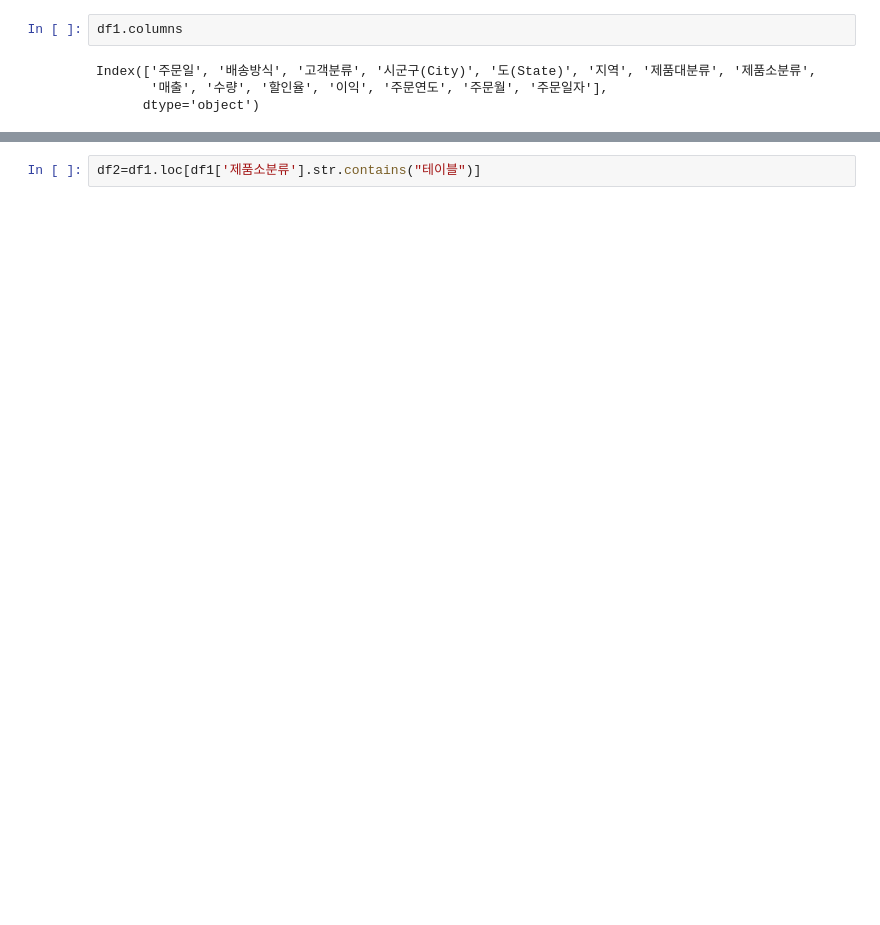
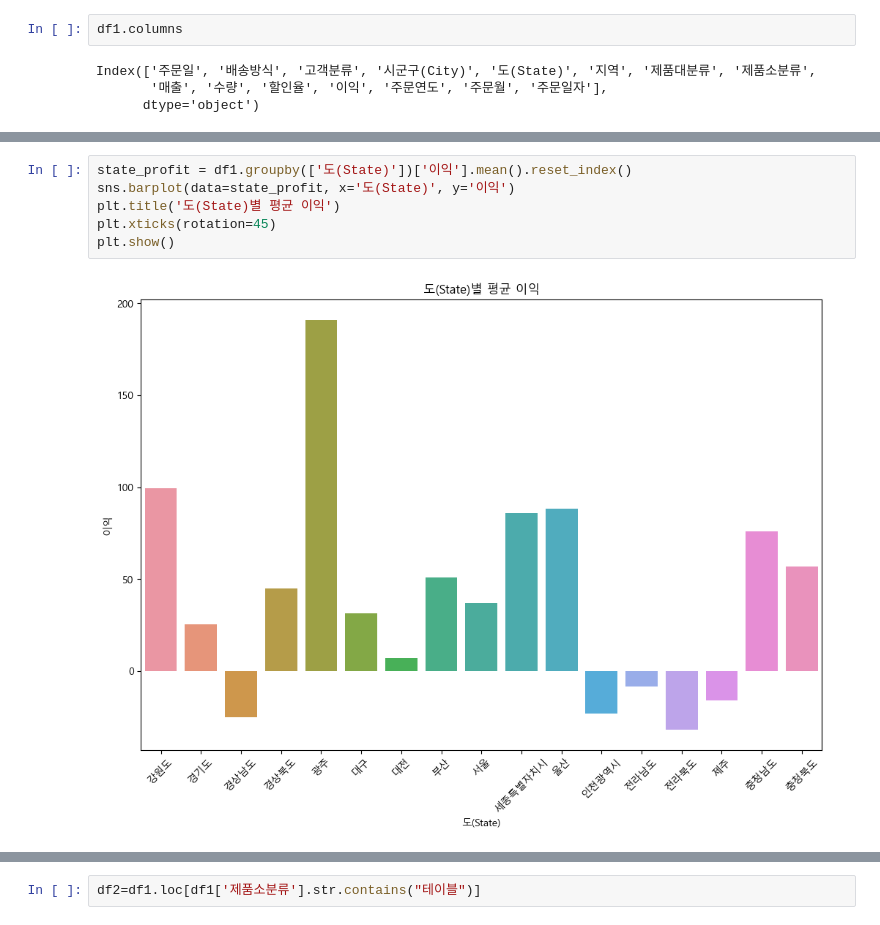
Before and after one commit to berryperi/light-study, a Jupyter notebook: 고객매출데이터.ipynb, the cells around one changed output, grey strips where cells are left out. Drawn from its saved outputs; the diff is of its cells as text; blank space fills up the shorter version.

```diff
--- a/고객매출데이터.ipynb
+++ b/고객매출데이터.ipynb
@@ -104,0 +144,8 @@ plt.show()
+# %%
+state_profit = df1.groupby(['도(State)'])['이익'].mean().reset_index()
+sns.barplot(data=state_profit, x='도(State)', y='이익')
+plt.title('도(State)별 평균 이익')
+plt.xticks(rotation=45)
+plt.show()
+# %% [output]
+[figure, added]
```
Also changed, not shown: parts of 14 cells of this notebook.
